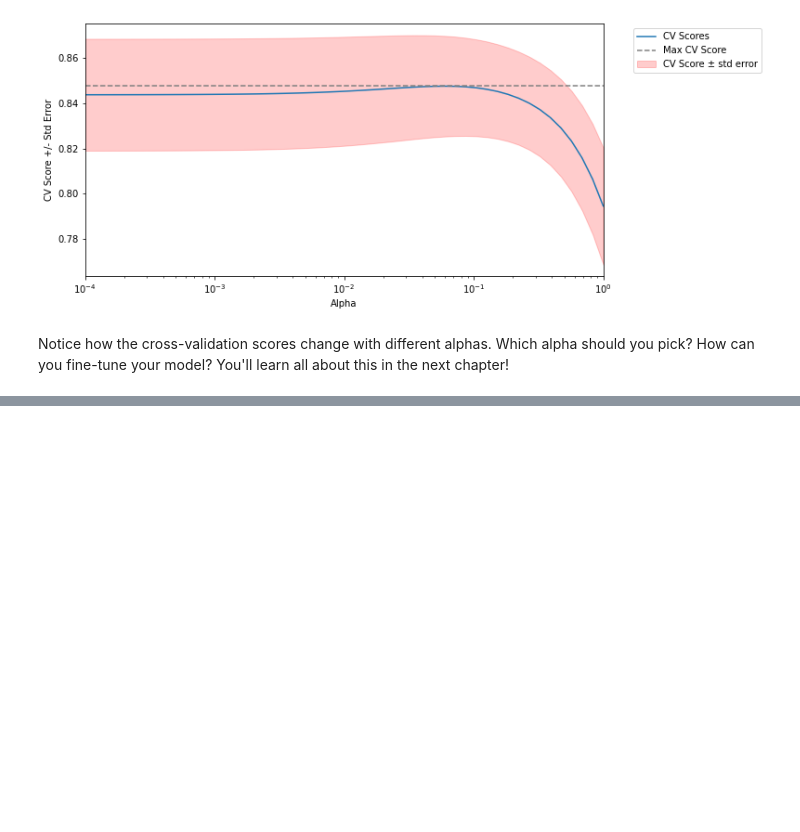
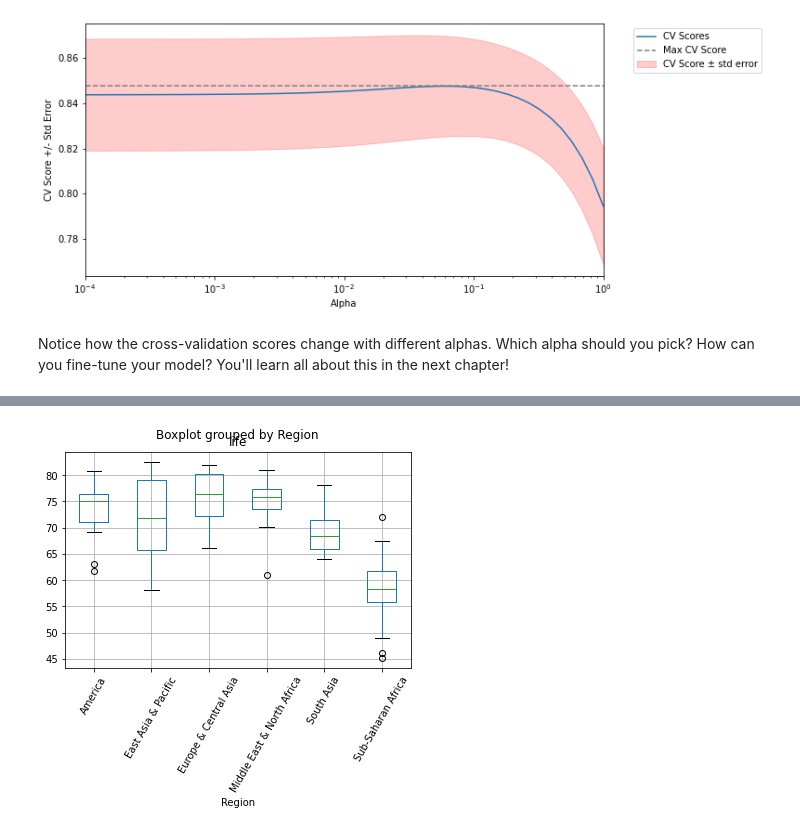
Before and after one commit to hylke-rozema/example-codes, a Jupyter notebook: Supervised Learning with scikit-learn.ipynb, the cells around one changed output, grey strips where cells are left out. Saved outputs shown, nothing was run; the diff lists cells and outputs as text; code cells hidden in the pictures; blank space fills up the shorter version.

```diff
--- a/Supervised Learning with scikit-learn.ipynb
+++ b/Supervised Learning with scikit-learn.ipynb
@@ -971,0 +1376,9 @@ Class imbalance:
+# %%
+df = pd.read_csv('./datasets/gm_2008_region.csv')
+df.head()
+
+# Create a boxplot of life expectancy per region
+df.boxplot('life', 'Region', rot=60)
+plt.savefig('./datasets/gm-boxplot.png', dpi=100)
+# %% [output]
+[figure, added]
```
Also changed, not shown: parts of 49 cells of this notebook, 4 other files.
